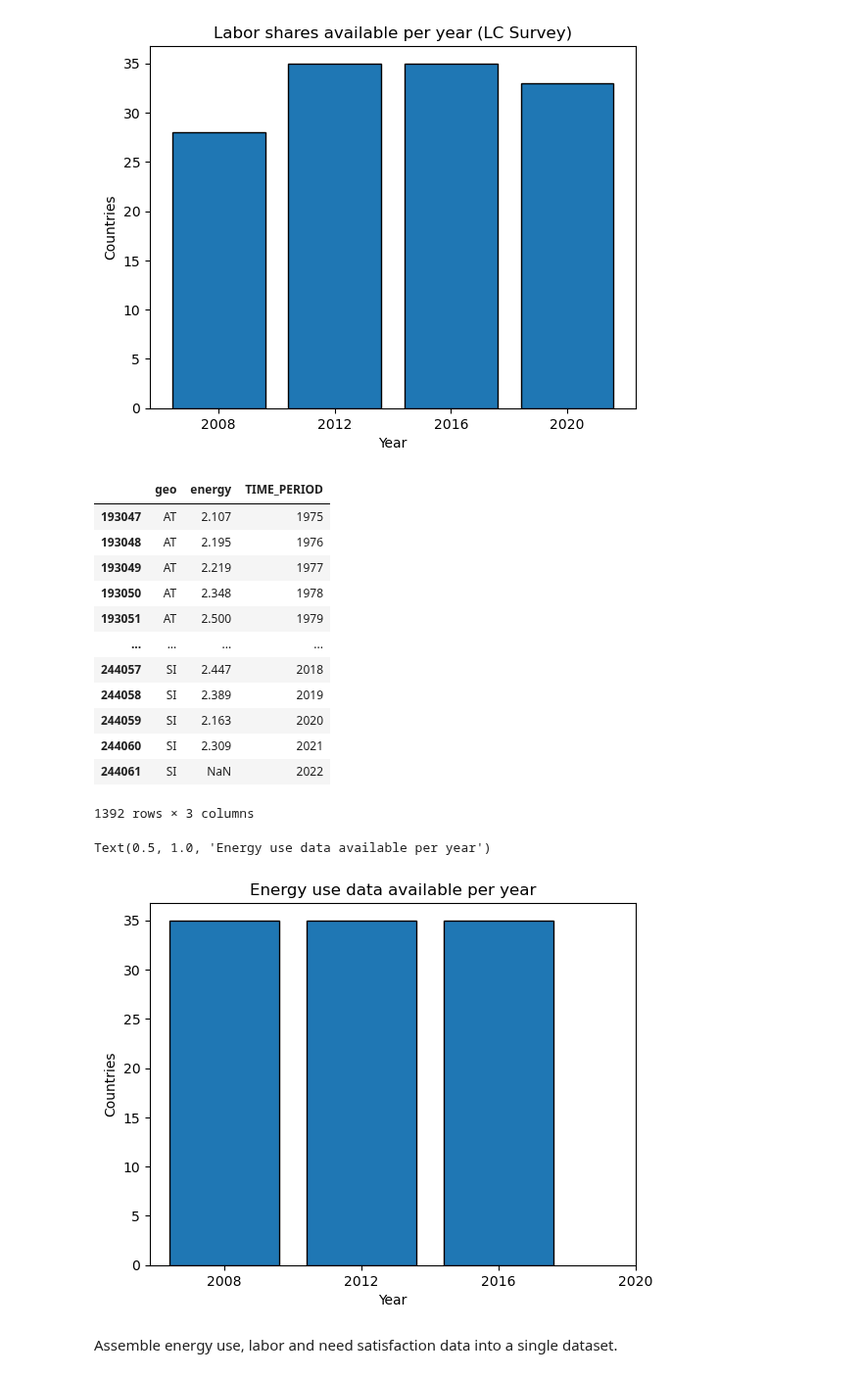
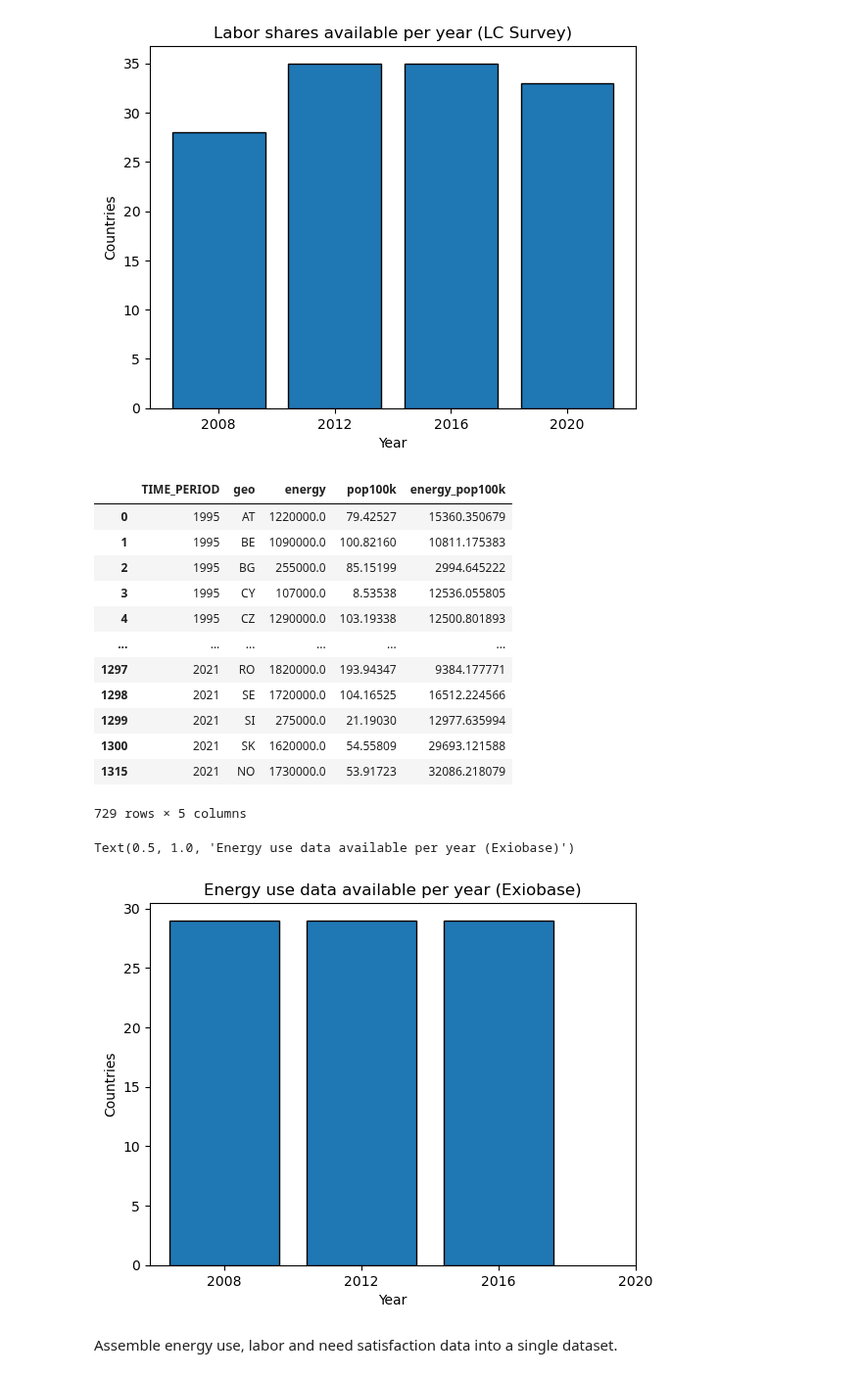
Before and after one commit to saviorand/provisioning-model, a Jupyter notebook: provisioning_model/notebooks/foundational/prepare_data_v3.ipynb, the cells around one changed output. Shown at 98% size. Drawn from its saved outputs; the diff is of its cells as text; code cells hidden in the pictures.

Commit message:
use exiobase data in regression

```diff
--- a/provisioning_model/notebooks/foundational/prepare_data_v3.ipynb
+++ b/provisioning_model/notebooks/foundational/prepare_data_v3.ipynb
@@ -12,0 +25,6 @@ time_periods = [2008, 2012, 2016, 2020]
+# %%
+population_100k = pd.read_csv('../../data/demographic/population_100k.csv')
+population_100k_with_codes = population_100k.copy()
+population_100k_with_codes = population_100k_with_codes[population_100k_with_codes['Country.Code'].notna()]
+population_100k_with_codes['geo'] = population_100k_with_codes['Country.Code'].apply(convert_iso3_to_iso2)
+population_100k_with_codes.rename(columns={'Year': 'TIME_PERIOD'}, inplace=True)
@@ -22,3 +58,9 @@ energy_use_iea_tfcpop = energy_use_iea_csv[energy_use_iea_csv['FLOW'] == 'TFCPOP
+# %%
+energy_use_exiobase = pd.read_csv('../../data/biophysical/exiobase_energy.csv')
+energy_use_exiobase_with_pop100k = energy_use_exiobase.merge(population_100k_with_codes, on=['geo', 'TIME_PERIOD'], how='left')
+energy_use_exiobase_with_pop100k.drop(columns=['Unnamed: 0', 'Country.Code', 'Country.Name', 'population'], inplace=True)
+energy_use_exiobase_per_pop100k = energy_use_exiobase_with_pop100k.copy()
+energy_use_exiobase_per_pop100k['energy_pop100k'] = energy_use_exiobase_per_pop100k['energy'] / energy_use_exiobase_per_pop100k['pop100k']
 # %% [markdown]
 IEA energy use dataset only has ISO3 country codes, so convert to ISO2 using the `pycountry` library to match the other datasets.
 # %%
@@ -172,30 +202,39 @@ plt.xticks(time_periods); plt.xlabel('Year'); plt.ylabel('Countries'); plt.title
 Text(0.5, 1.0, 'Labor shares available per year (LC Survey)')
 [figure]
 # %%
+# subset iea energy data
 energy_use_iea_selected_years = energy_use_iea[energy_use_iea['TIME_PERIOD'].isin(time_periods)]
 energy_use_iea_selected = energy_use_iea_selected_years[energy_use_iea_selected_years.geo.isin(labour_cost_survey_shares_employment_fte.geo.unique())]
 energy_use_iea_selected_years_accounts = energy_use_iea[energy_use_iea['TIME_PERIOD'].isin(labour_accounts_shares_employment.TIME_PERIOD.unique())]
 energy_use_iea_selected_years_accounts[energy_use_iea_selected_years_accounts.geo.isin(labour_accounts_shares_employment.geo.unique())]
+# subset exiobase energy data
+energy_use_exiobase_selected_years = energy_use_exiobase_per_pop100k[energy_use_exiobase_per_pop100k['TIME_PERIOD'].isin(time_periods)]
+energy_use_exiobase_selected = energy_use_exiobase_selected_years[energy_use_exiobase_selected_years.geo.isin(labour_cost_survey_shares_employment_fte.geo.unique())]
+energy_use_exiobase_selected_years_accounts = energy_use_exiobase_per_pop100k[energy_use_exiobase_per_pop100k['TIME_PERIOD'].isin(labour_accounts_shares_employment.TIME_PERIOD.unique())]
+energy_use_exiobase_selected_years_accounts[energy_use_exiobase_selected_years_accounts.geo.isin(labour_accounts_shares_employment.geo.unique())]
 # %% [output]
-|  | geo | energy | TIME_PERIOD |
-| 193047 | AT | 2.107 | 1975 |
-| 193048 | AT | 2.195 | 1976 |
-| 193049 | AT | 2.219 | 1977 |
-| 193050 | AT | 2.348 | 1978 |
-| 193051 | AT | 2.500 | 1979 |
-| ... | ... | ... | ... |
-| 244057 | SI | 2.447 | 2018 |
-| 244058 | SI | 2.389 | 2019 |
-| 244059 | SI | 2.163 | 2020 |
-| 244060 | SI | 2.309 | 2021 |
-| 244061 | SI | NaN | 2022 |
+|  | TIME_PERIOD | geo | energy | pop100k | energy_pop100k |
+| 0 | 1995 | AT | 1220000.0 | 79.42527 | 15360.350679 |
+| 1 | 1995 | BE | 1090000.0 | 100.82160 | 10811.175383 |
+| 2 | 1995 | BG | 255000.0 | 85.15199 | 2994.645222 |
+| 3 | 1995 | CY | 107000.0 | 8.53538 | 12536.055805 |
+| 4 | 1995 | CZ | 1290000.0 | 103.19338 | 12500.801893 |
+| ... | ... | ... | ... | ... | ... |
+| 1297 | 2021 | RO | 1820000.0 | 193.94347 | 9384.177771 |
+| 1298 | 2021 | SE | 1720000.0 | 104.16525 | 16512.224566 |
+| 1299 | 2021 | SI | 275000.0 | 21.19030 | 12977.635994 |
+| 1300 | 2021 | SK | 1620000.0 | 54.55809 | 29693.121588 |
+| 1315 | 2021 | NO | 1730000.0 | 53.91723 | 32086.218079 |
-1392 rows × 3 columns
+729 rows × 5 columns
 # %%
-plt.hist(energy_use_iea_selected['TIME_PERIOD'], bins=[y - 2 for y in time_periods], edgecolor='black', align='mid', rwidth=0.8)
-plt.xticks(time_periods); plt.xlabel('Year'); plt.ylabel('Countries'); plt.title('Energy use data available per year')
+# plt.hist(energy_use_iea_selected['TIME_PERIOD'], bins=[y - 2 for y in time_periods], edgecolor='black', align='mid', rwidth=0.8)
+# plt.xticks(time_periods); plt.xlabel('Year'); plt.ylabel('Countries'); plt.title('Energy use data available per year')
+#exiobase
+plt.hist(energy_use_exiobase_selected['TIME_PERIOD'], bins=[y - 2 for y in time_periods], edgecolor='black', align='mid', rwidth=0.8)
+plt.xticks(time_periods); plt.xlabel('Year'); plt.ylabel('Countries'); plt.title('Energy use data available per year (Exiobase)')
 # %% [output]
-Text(0.5, 1.0, 'Energy use data available per year')
+Text(0.5, 1.0, 'Energy use data available per year (Exiobase)')
-[figure, old version]
+[figure, new version]
 # %% [markdown]
 Assemble energy use, labor and need satisfaction data into a single dataset.
 # %%
```
Also changed, not shown: parts of 8 cells of this notebook, 3 other files.
